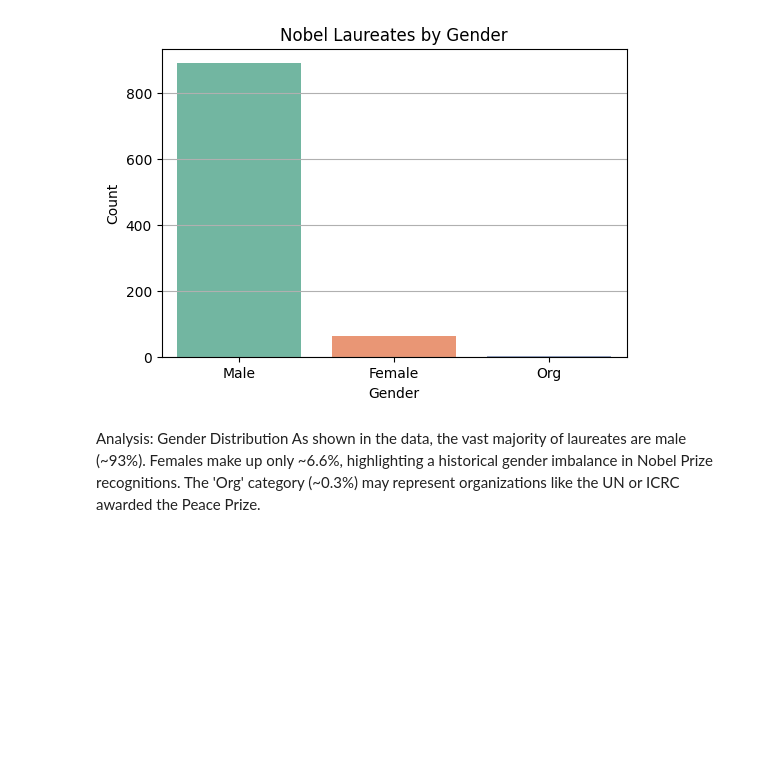
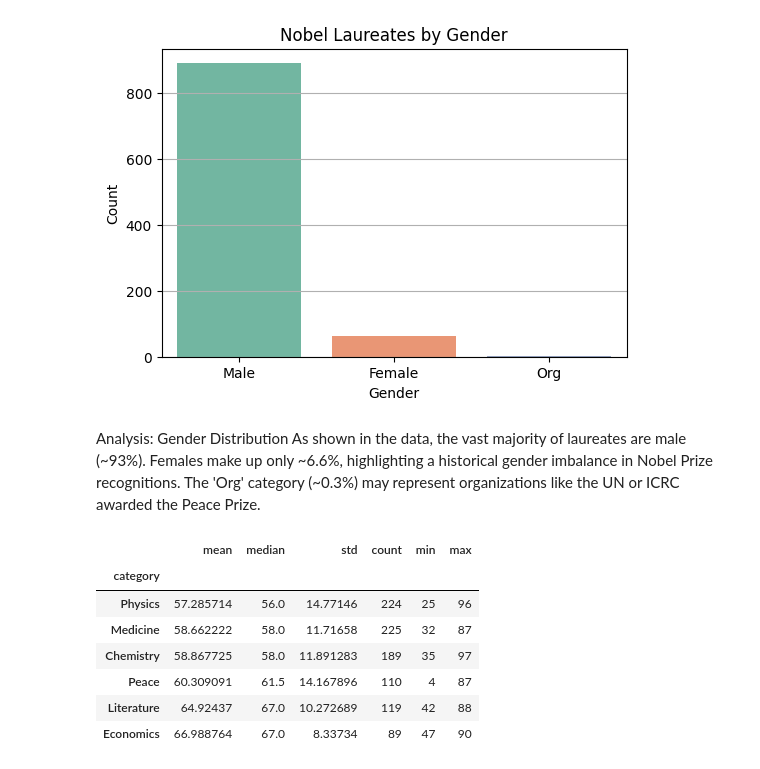
Before and after one commit to ChanKimm/Project2-Data-Analysis-with-Pandas, a Jupyter notebook: notebooks/project_2_cleaned.ipynb, the cells around one changed output. Saved outputs shown, nothing was run; the diff lists cells and outputs as text; code cells hidden in the pictures; blank space fills up the shorter version.

```diff
--- a/notebooks/project_2_cleaned.ipynb
+++ b/notebooks/project_2_cleaned.ipynb
@@ -287,3 +349,21 @@ Analysis: Gender Distribution
 As shown in the data, the vast majority of laureates are male (~93%).
 Females make up only ~6.6%, highlighting a historical gender imbalance in Nobel Prize recognitions.
 The 'Org' category (~0.3%) may represent organizations like the UN or ICRC awarded the Peace Prize.
+# %%
+#### # Q7: Laureate Ages by Nobel Prize Category
+
+age_by_category = df.groupby('category')['age_at_award'].agg(['mean', 'median', 'std', 'count']).sort_values('mean')
+
+age_range = df.groupby('category')['age_at_award'].agg(['min', 'max'])
+age_by_category = age_by_category.join(age_range)
+
+display(age_by_category)
+# %% [output]
+|  | mean | median | std | count | min | max |
+| category |  |  |  |  |  |  |
+| Physics | 57.285714 | 56.0 | 14.77146 | 224 | 25 | 96 |
+| Medicine | 58.662222 | 58.0 | 11.71658 | 225 | 32 | 87 |
+| Chemistry | 58.867725 | 58.0 | 11.891283 | 189 | 35 | 97 |
+| Peace | 60.309091 | 61.5 | 14.167896 | 110 | 4 | 87 |
+| Literature | 64.92437 | 67.0 | 10.272689 | 119 | 42 | 88 |
+| Economics | 66.988764 | 67.0 | 8.33734 | 89 | 47 | 90 |
```
Also changed, not shown: parts of 7 cells of this notebook.
